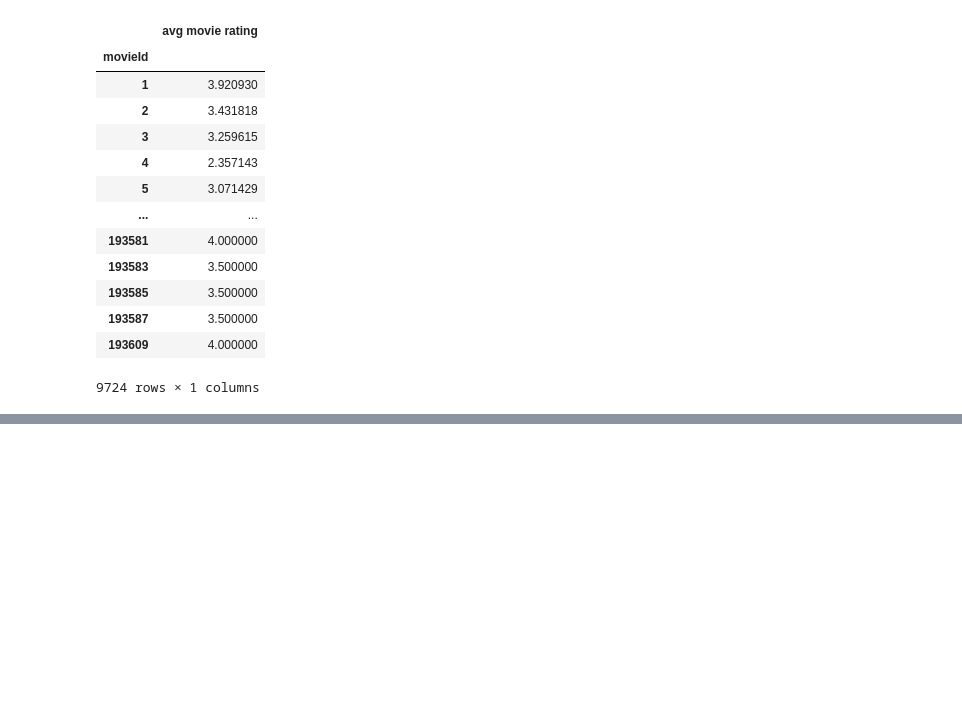
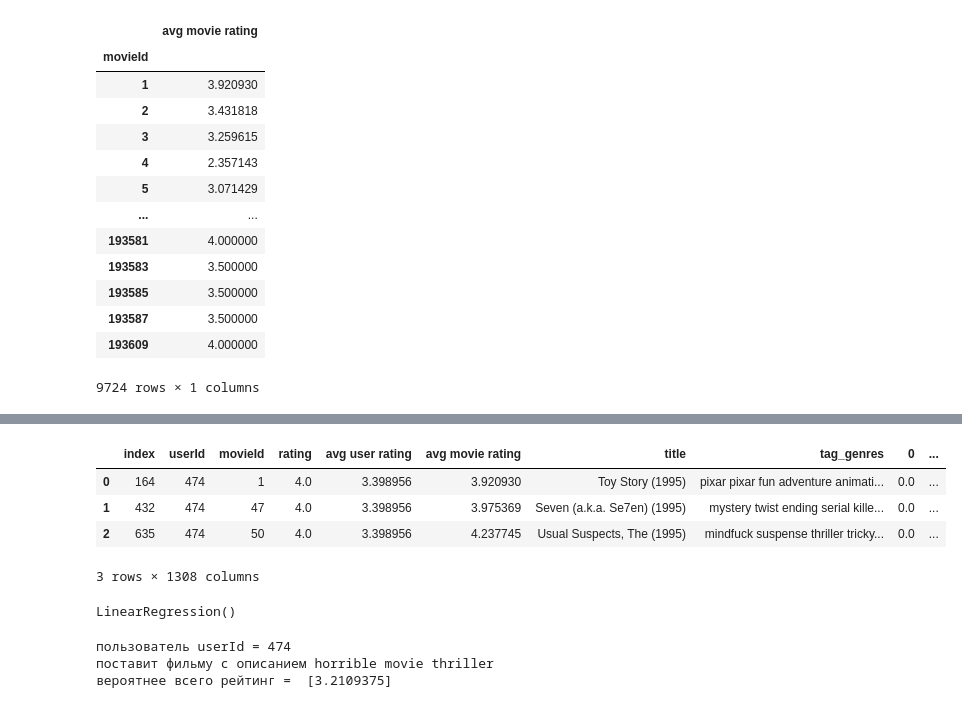
Before and after one commit to tmoseev/studying, a Jupyter notebook: recommended/recom_based_on_content.ipynb, the cells around one changed output, grey strips where cells are left out. Saved outputs shown, nothing was run; the diff lists cells and outputs as text; code cells hidden in the pictures; blank space fills up the shorter version.

```diff
--- a/recommended/recom_based_on_content.ipynb
+++ b/recommended/recom_based_on_content.ipynb
@@ -251,0 +266,4 @@ dtype: int64
+# %%
+df_oneuser= df[df['userId'] == 474].copy()
+df_oneuser.reset_index(inplace = True)
+df_oneuser.head(3)
@@ -251,0 +275,10 @@ dtype: int64
+# %%
+%%time
+#создаем список того что будем использовать для метрики
+list_of_title_and_genres_oneuser = df_oneuser['tag_genres'].tolist()
+# векторизируем
+count_vect = CountVectorizer()
+X_train_counts_oneuser = count_vect.fit_transform(list_of_title_and_genres_oneuser)
+#считаем tf-idf
+tfidf_transformer = TfidfTransformer()
+X_train_tfidf_oneuser = tfidf_transformer.fit_transform(X_train_counts_oneuser)
@@ -251,0 +287,11 @@ dtype: int64
+# %%
+#создаем общую таблицу
+tags_genres_sparse = pd.DataFrame(X_train_tfidf_oneuser.toarray())
+df_oneuser_tgs = df_oneuser.join(tags_genres_sparse)
+df_oneuser_tgs.head(3)
+# %% [output]
+|  | index | userId | movieId | rating | avg user rating | avg movie rating | title | tag_genres | 0 | ... |
+| 0 | 164 | 474 | 1 | 4.0 | 3.398956 | 3.920930 | Toy Story (1995) | pixar pixar fun adventure animati... | 0.0 | ... |
+| 1 | 432 | 474 | 47 | 4.0 | 3.398956 | 3.975369 | Seven (a.k.a. Se7en) (1995) | mystery twist ending serial kille... | 0.0 | ... |
+| 2 | 635 | 474 | 50 | 4.0 | 3.398956 | 4.237745 | Usual Suspects, The (1995) | mindfuck suspense thriller tricky... | 0.0 | ... |
+3 rows × 1308 columns
@@ -251,0 +302,24 @@ dtype: int64
+# %%
+reg.fit(df_oneuser_tgs.drop(['index', 'userId', 'movieId', 'rating', 'title', 'tag_genres'], axis = 1),\
+        df_oneuser_tgs['rating'])
+# %% [output]
+LinearRegression()
+# %%
+#тестируем модель
+#текст для предсказания
+text_to_predict_rating_ttp = 'horrible movie thriller'
+#получаем tfidfматрицу
+predict_ttp = count_vect.transform([text_to_predict_rating_ttp])
+tfidf_ttp = tfidf_transformer.transform(predict_ttp)
+#собираем такие же переменные которые использовали для обучения
+avg_user_rating = df_oneuser['avg user rating'][0]
+avg_movie_rating = df_oneuser['avg movie rating'][0]
+data = {'avg_user_rating':avg_user_rating, 'avg_movie_rating':avg_movie_rating}
+ttp_variable = pd.DataFrame(data = d, index = [0]).join(pd.DataFrame(tfidf_ttp.toarray()))
+
+#получаем предикт
+print(f'пользователь userId = 474 \nпоставит фильму с описанием {text_to_predict_rating_ttp} \nвероятнее всего рейтинг =  {reg.predict(ttp_variable)}')
+# %% [output]
+пользователь userId = 474
+поставит фильму с описанием horrible movie thriller
+вероятнее всего рейтинг =  [3.2109375]
```
Also changed, not shown: parts of 10 cells of this notebook.
